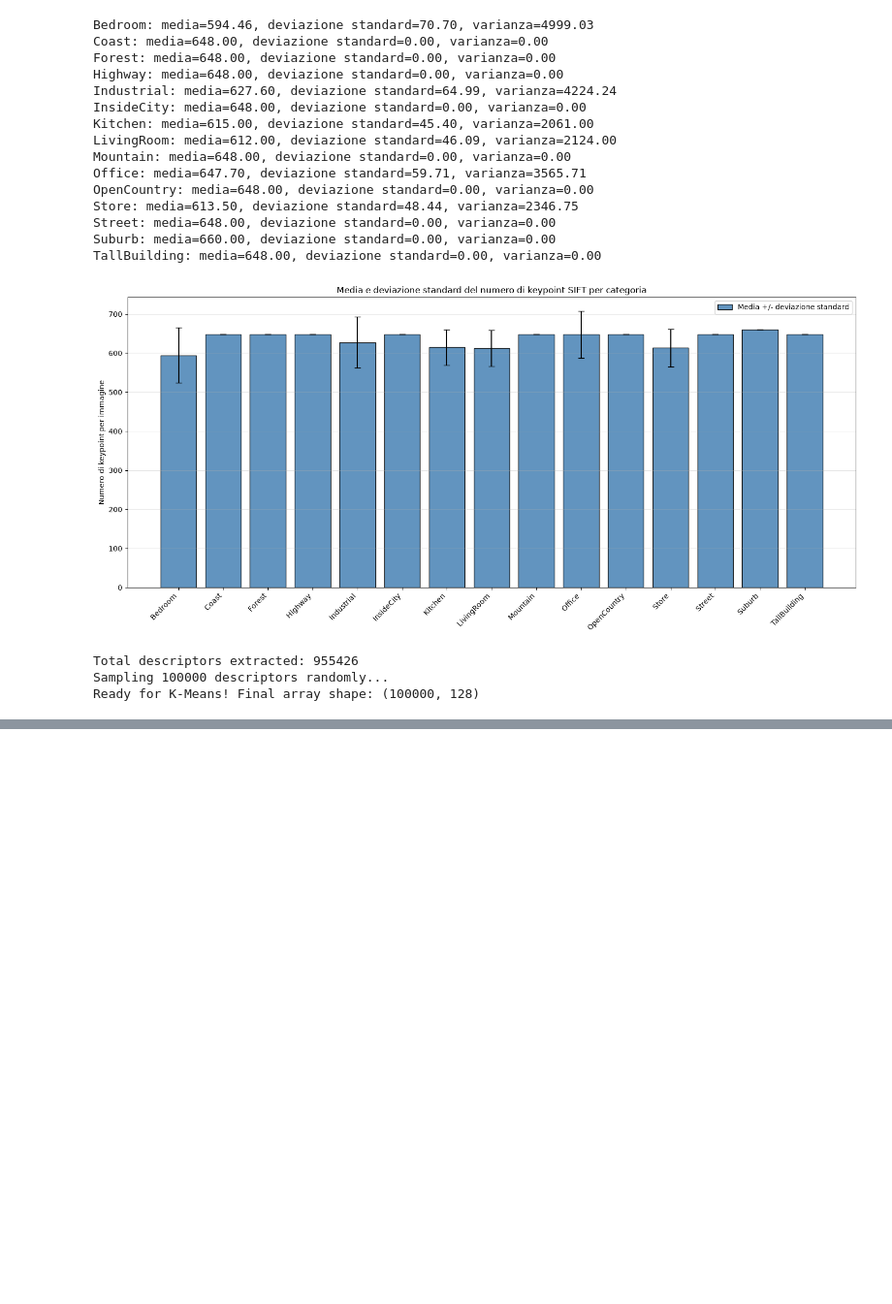
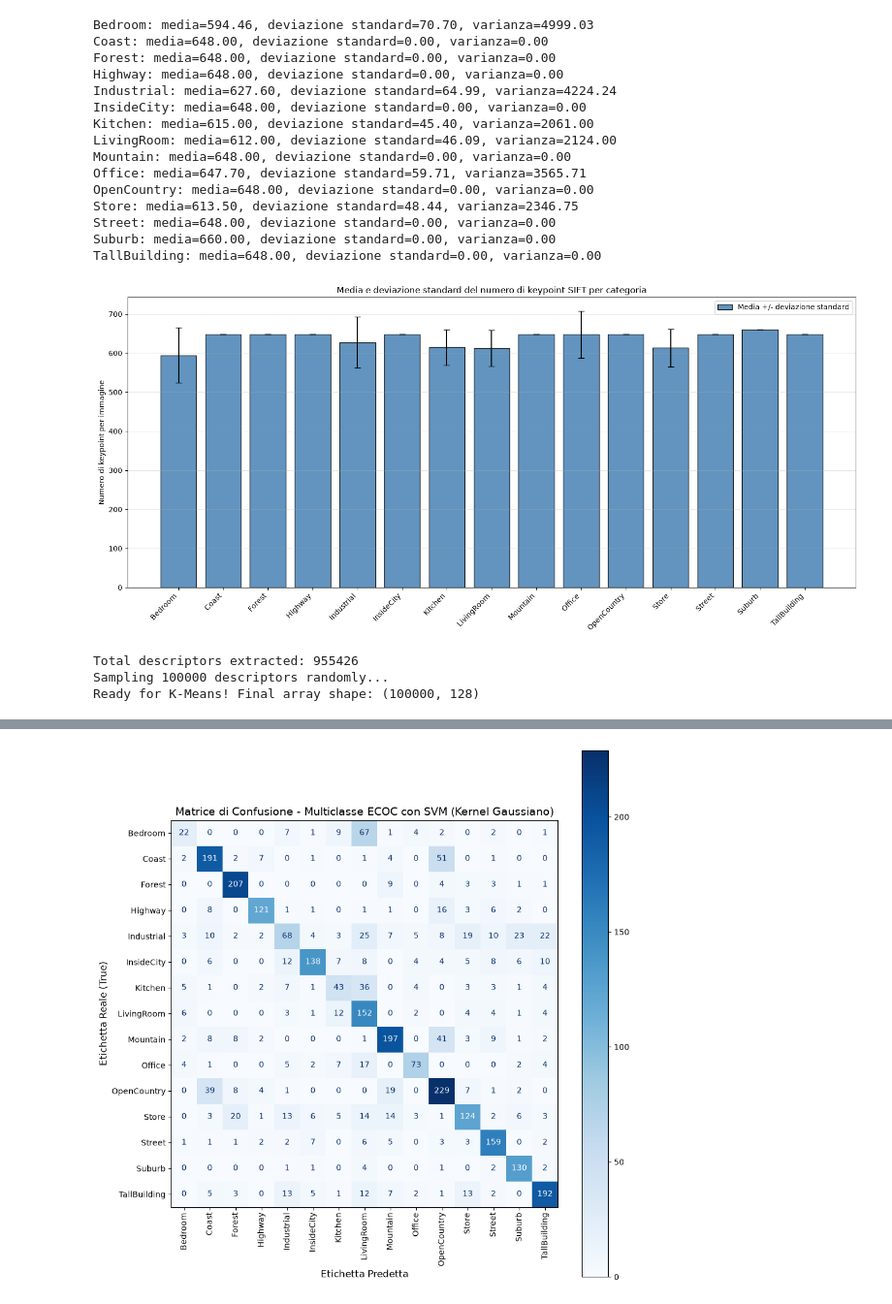
Before and after one commit to RebertoUNI/Computer-vision, a Jupyter notebook: dense sift.ipynb, the cells around one changed output, grey strips where cells are left out. Shown at 97% size. Drawn from its saved outputs; the diff is of its cells as text; code cells hidden in the pictures; blank space fills up the shorter version.

```diff
--- a/dense sift.ipynb
+++ b/dense sift.ipynb
@@ -534,0 +541,99 @@ plt.show()
+# %%
+import matplotlib.pyplot as plt
+
+import numpy as np
+
+from sklearn.metrics import ConfusionMatrixDisplay, accuracy_score, confusion_matrix
+
+from sklearn.multiclass import OutputCodeClassifier
+
+from sklearn.pipeline import make_pipeline
+
+from sklearn.preprocessing import StandardScaler
+
+from sklearn.svm import SVC
+
+# --- 1. CONFIGURAZIONE DEL MODELLO ECOC + SVM GAUSSIANA ---
+
+print(
+
+    "Configurazione del classificatore ECOC con SVM (Kernel Gaussiano/RBF)..."
+
+)
+
+# Creiamo la SVM di base con kernel RBF (gaussiano)
+
+base_svm = SVC(kernel="rbf", C=1.0, gamma="scale", random_state=42)
+
+# Creiamo il classificatore ECOC racchiudendo la SVM in una pipeline con lo StandardScaler.
+
+# Lo StandardScaler è essenziale perché le SVM RBF risentono molto della scala delle feature.
+
+ecoc_pipeline = make_pipeline(
+
+    StandardScaler(),
+
+    OutputCodeClassifier(estimator=base_svm, code_size=1.5, random_state=42),
+
+)
+
+# --- 2. ADDESTRAMENTO ---
+
+print("Inizio addestramento del modello...")
+
+ecoc_pipeline.fit(X_train, y_train)
+
+print("Addestramento completato con successo!")
+
+# --- 3. PREDIZIONE SUL TEST SET ---
+
+print("Esecuzione delle predizioni sul test set...")
+
+y_pred = ecoc_pipeline.predict(X_test)
+
+# --- 4. VALUTAZIONE E ACCURATEZZA ---
+
+acc = accuracy_score(y_test, y_pred)
+
+print(f"Accuratezza complessiva del modello ECOC-SVM: {acc * 100:.2f}%")
+
+# --- 5. CALCOLO E VISUALIZZAZIONE DELLA MATRICE DI CONFUSIONE ---
+
+# 'classi' deve contenere l'elenco delle etichette uniche (es. ['gatto', 'cane', 'auto', ...])
+
+# Se non hai la lista esatta, puoi estrarla automaticamente con: np.unique(y_test)
+
+if "classi" not in locals() and "classi" not in globals():
+
+  classi = np.unique(y_test)
+
+print("Generazione della matrice di confusione...")
+
+cm = confusion_matrix(y_test, y_pred, labels=classi)
+
+# Prepariamo la visualizzazione grafica
+
+fig, ax = plt.subplots(figsize=(10, 10))
+
+disp = ConfusionMatrixDisplay(confusion_matrix=cm, display_=classi)
+
+# Disegniamo la matrice ruotando le etichette sull'asse x per leggibilità
+
+disp.plot(ax=ax, xticks_rotation="vertical", cmap=plt.cm.Blues)
+
+plt.title(
+
+    "Matrice di Confusione - Multiclasse ECOC con SVM (Kernel Gaussiano)",
+
+    fontsize=14,
+
+)
+
+plt.xlabel("Etichetta Predetta", fontsize=12)
+
+plt.ylabel( "Etichetta Reale (True)", fontsize=12)
+
+plt.tight_layout()
+
+plt.show()
+# %% [output]
@@ -534,0 +646 @@ plt.show()
+[figure, added]
```
Also changed, not shown: parts of 8 cells of this notebook, 1 other file.
